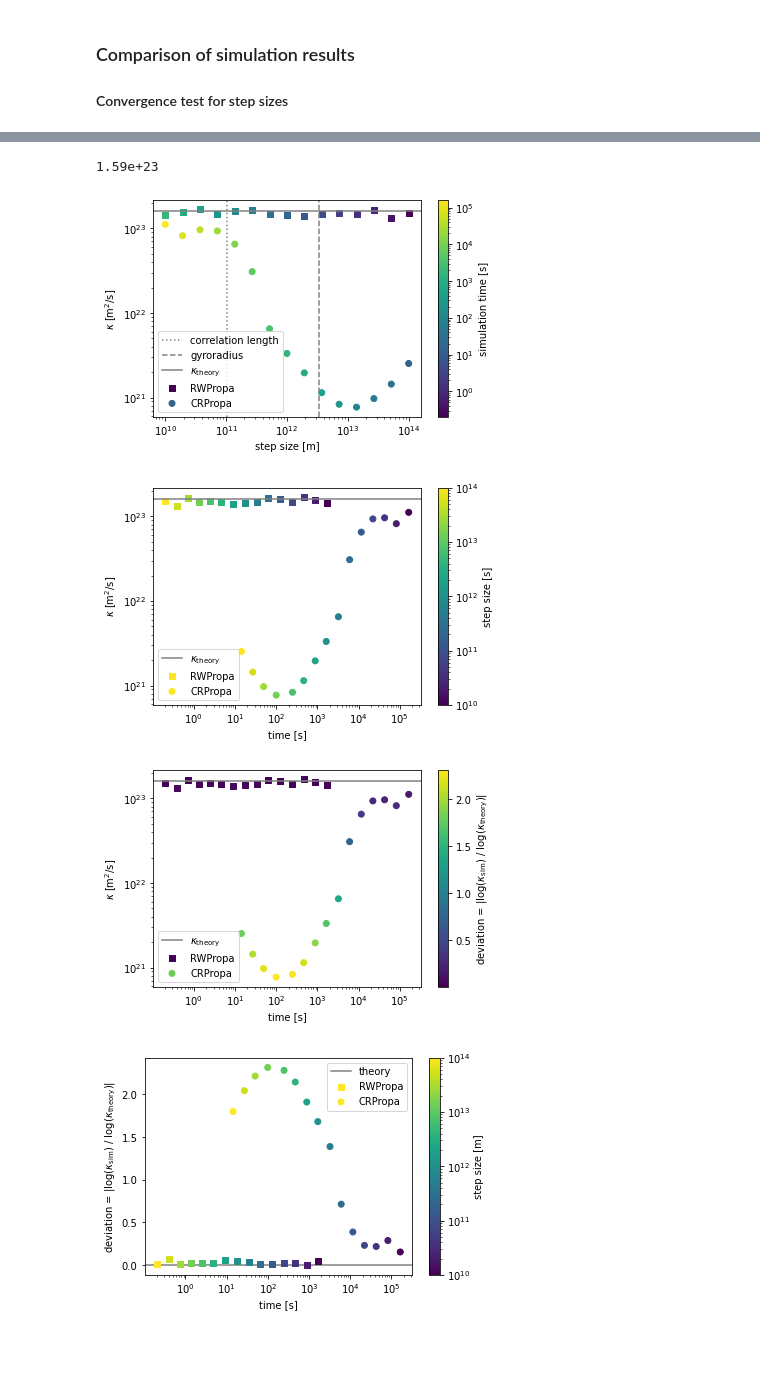
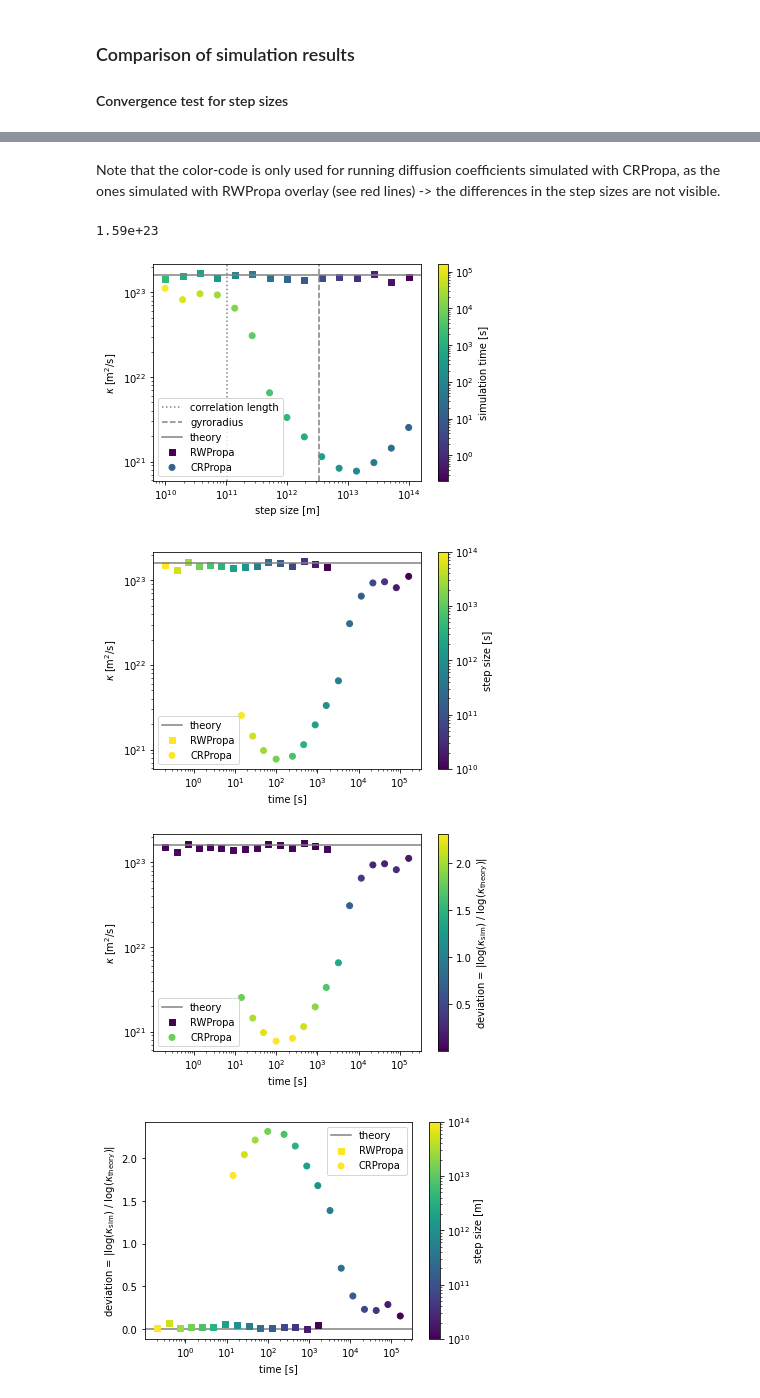
Before and after one commit to reichherzerp/PropPy, a Jupyter notebook: comparison/Comparison in compact astrophysical sources.ipynb, the cells around one changed output, grey strips where cells are left out. Cells and saved outputs as stored; diff of their text form; code cells hidden in the pictures; blank space fills up the shorter version.

```diff
--- a/comparison/Comparison in compact astrophysical sources.ipynb
+++ b/comparison/Comparison in compact astrophysical sources.ipynb
@@ -176,0 +166,2 @@ plt.show()
+# %% [markdown]
+Note that the color-code is only used for running diffusion coefficients simulated with CRPropa, as the ones simulated with RWPropa overlay (see red lines) -> the differences in the step sizes are not visible.
@@ -177,27 +216,27 @@ plt.show()
 # %%
 df_rwp_results = pd.read_pickle('comparison/data/rwp_sim_data.pkl')
 df_crp_results = pd.read_pickle('comparison/data/crp_sim_data.pkl')
 print(kappa_theory)
 zs = np.concatenate([df_rwp_results['time'], df_crp_results['time']], axis=0)
 min_, max_ = zs.min(), zs.max()
 plt.scatter(df_rwp_results['step_size'], df_rwp_results['kappa'], c=df_rwp_results['time'], cmap='viridis', norm=matplotlib.colors.LogNorm(), marker='s', label='RWPropa')
 plt.clim(min_, max_)
 plt.scatter(df_crp_results['step_size'], df_crp_results['kappa'], c=df_crp_results['time'], cmap='viridis', norm=matplotlib.colors.LogNorm(), label='CRPropa')
 plt.clim(min_, max_)
 plt.colorbar(label='simulation time [s]')
 plt.loglog()
 plt.axvline(x=l_c, label='correlation length', color='grey', ls=':')
 plt.axvline(x=r_g, label='gyroradius', color='grey', ls='--')
-plt.axhline(y=kappa_theory, color='grey', linestyle='-', label='$\kappa_\mathrm{theory}$')
+plt.axhline(y=kappa_theory, color='grey', linestyle='-', label='theory')
 
 
 plt.xlabel('step size [m]')
 plt.ylabel('$\kappa$ [m$^2$/s]')
 plt.legend()
 plt.show()
 # %% [output]
 1.59e+23
-[figure, old version]
+[figure, new version]
 # %%
 df_rwp_results = pd.read_pickle('comparison/data/rwp_sim_data.pkl')
 df_crp_results = pd.read_pickle('comparison/data/crp_sim_data.pkl')
@@ -210,14 +249,14 @@ plt.scatter(df_crp_results['time'], df_crp_results['kappa'], c=df_crp_results['s
 plt.clim(min_, max_)
 plt.colorbar(label='step size [s]')
 plt.loglog()
-plt.axhline(y=kappa_theory, color='grey', linestyle='-', label='$\kappa_\mathrm{theory}$')
+plt.axhline(y=kappa_theory, color='grey', linestyle='-', label='theory')
 
 plt.xlabel('time [s]')
 plt.ylabel('$\kappa$ [m$^2$/s]')
 plt.legend()
 plt.show()
 # %% [output]
-[figure, old version]
+[figure, new version]
 # %%
 df_rwp_results = pd.read_pickle('comparison/data/rwp_sim_data.pkl')
 df_crp_results = pd.read_pickle('comparison/data/crp_sim_data.pkl')
@@ -232,14 +271,14 @@ plt.scatter(df_crp_results['time'], df_crp_results['kappa'], c=err_crp, cmap='vi
 plt.clim(min_, max_)
 plt.colorbar(label='deviation = |log($\kappa_\mathrm{sim}$) / log($\kappa_\mathrm{theory}$)|')
 plt.loglog()
-plt.axhline(y=kappa_theory, color='grey', linestyle='-', label='$\kappa_\mathrm{theory}$')
+plt.axhline(y=kappa_theory, color='grey', linestyle='-', label='theory')
 
 plt.xlabel('time [s]')
 plt.ylabel('$\kappa$ [m$^2$/s]')
 plt.legend()
 plt.show()
 # %% [output]
-[figure, old version]
+[figure, new version]
 # %%
 df_rwp_results = pd.read_pickle('comparison/data/rwp_sim_data.pkl')
 df_crp_results = pd.read_pickle('comparison/data/crp_sim_data.pkl')
```
Also changed, not shown: parts of 2 cells of this notebook.
